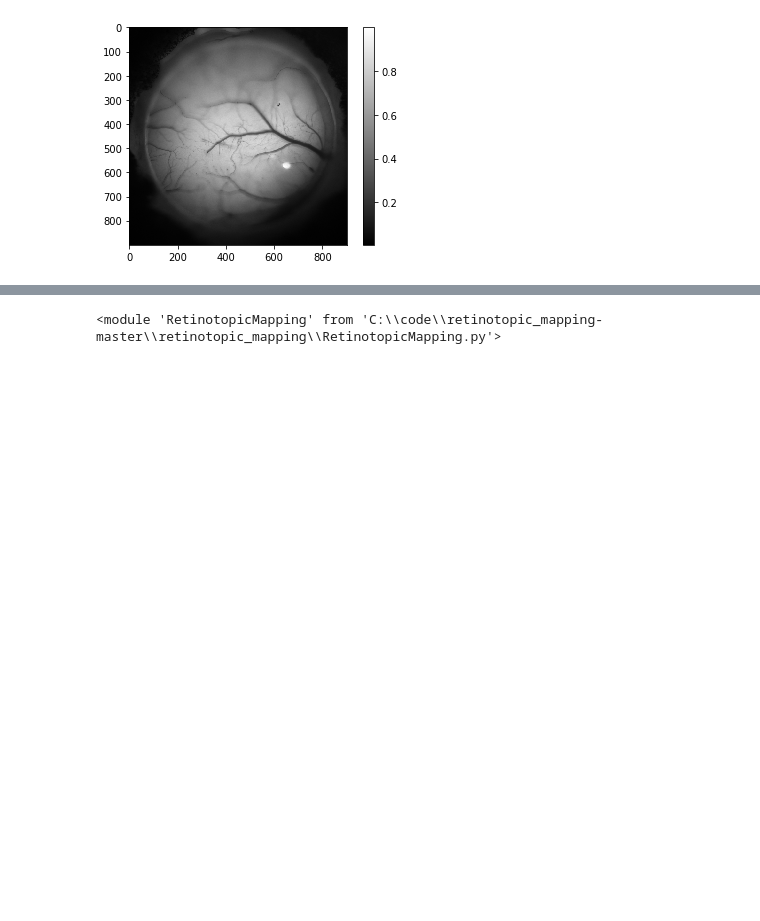
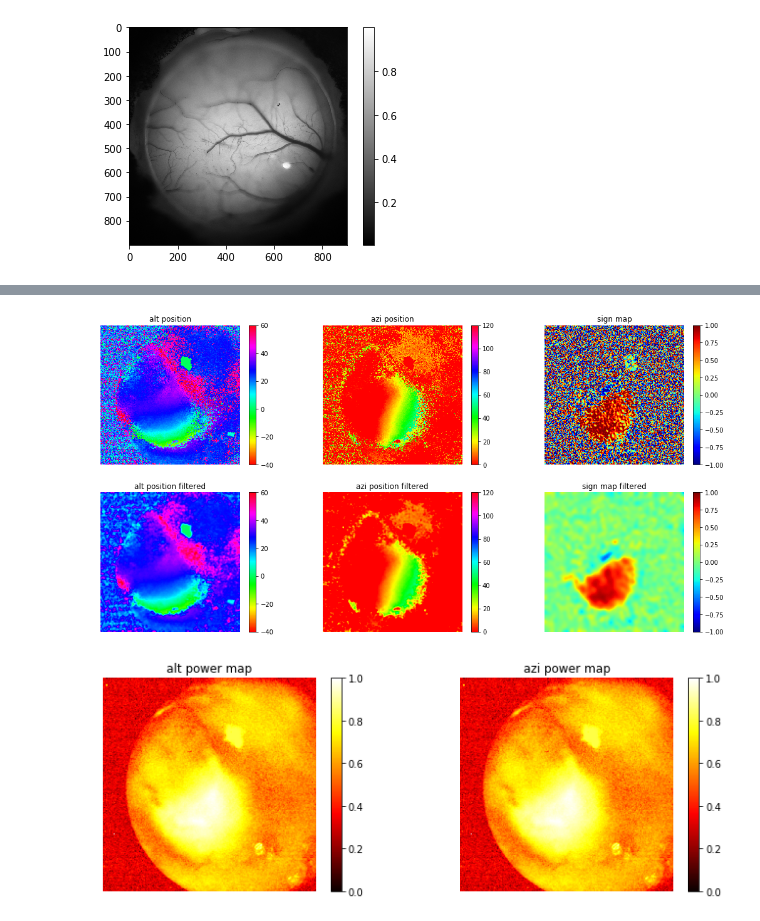
Before and after one commit to drinnenb/retinotopic_mapping, a Jupyter notebook: retinotopic_mapping/example_alex.ipynb, the cells around one changed output, grey strips where cells are left out. Saved outputs shown, nothing was run; the diff lists cells and outputs as text; code cells hidden in the pictures; blank space fills up the shorter version.

```diff
--- a/retinotopic_mapping/example_alex.ipynb
+++ b/retinotopic_mapping/example_alex.ipynb
@@ -51,8 +60,8 @@ _ = f.colorbar(fig4)
 # %%
 params = {
-          'phaseMapFilterSigma': 0.5,
+          'phaseMapFilterSigma': 2.5,
           'signMapFilterSigma': 8.,
-          'signMapThr': 0.4,
+          'signMapThr': 0.2,
           'eccMapFilterSigma': 15.0,
           'splitLocalMinCutStep': 5.,
           'closeIter': 3,
@@ -75,13 +84,12 @@ trial = rm.RetinotopicMappingTrial(altPosMap=altitude_map,
                                    dateRecorded='160612',
                                    comments='This is an example.',
                                    params=params)
-# %%
-import sys
-sys.path.append('C:\\code\\retinotopic_mapping-master\\retinotopic_mapping')
-import importlib
-importlib.reload(rm)
-# %% [output]
-<module 'RetinotopicMapping' from 'C:\\code\\retinotopic_mapping-master\\retinotopic_mapping\\RetinotopicMapping.py'>
+# %%
+_ = trial._getSignMap(isPlot=True)
+plt.show()
+# %% [output]
+[figure, added]
+[figure, added]
 # %%
 trial.processTrial(isPlot=True)
 # %% [output]
```
Also changed, not shown: parts of 12 cells of this notebook, 7 other files.
